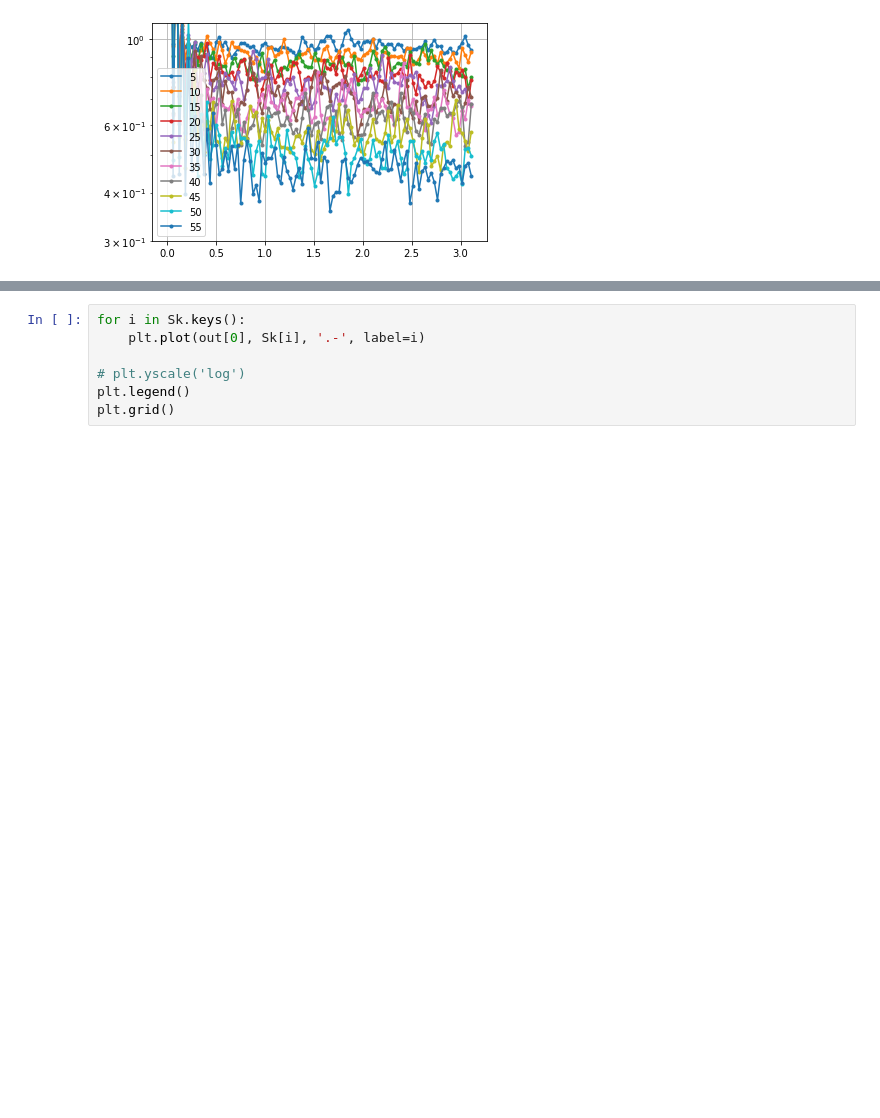
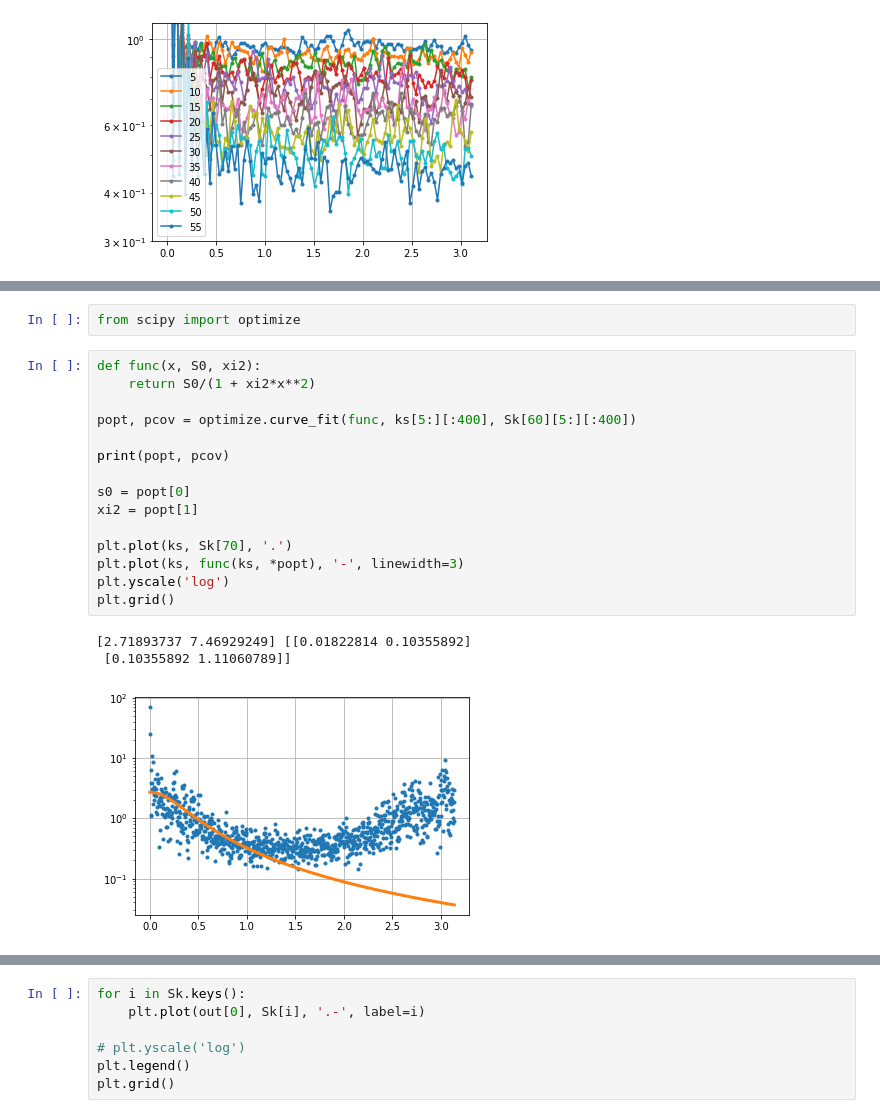
Before and after one commit to IvanGilardoni/grand-canonical-reweighting, a Jupyter notebook: GC_more_regions.ipynb, the cells around one changed output, grey strips where cells are left out. Drawn from its saved outputs; the diff is of its cells as text; blank space fills up the shorter version.

```diff
--- a/GC_more_regions.ipynb
+++ b/GC_more_regions.ipynb
@@ -957,0 +992,21 @@ plt.grid()
+# %%
+from scipy import optimize
+# %%
+def func(x, S0, xi2):
+    return S0/(1 + xi2*x**2)
+
+popt, pcov = optimize.curve_fit(func, ks[5:][:400], Sk[60][5:][:400])
+
+print(popt, pcov)
+
+s0 = popt[0]
+xi2 = popt[1]
+
+plt.plot(ks, Sk[70], '.')
+plt.plot(ks, func(ks, *popt), '-', linewidth=3)
+plt.yscale('log')
+plt.grid()
+# %% [output]
+[2.71893737 7.46929249] [[0.01822814 0.10355892]
+ [0.10355892 1.11060789]]
+[figure, added]
```
Also changed, not shown: parts of 7 cells of this notebook.
